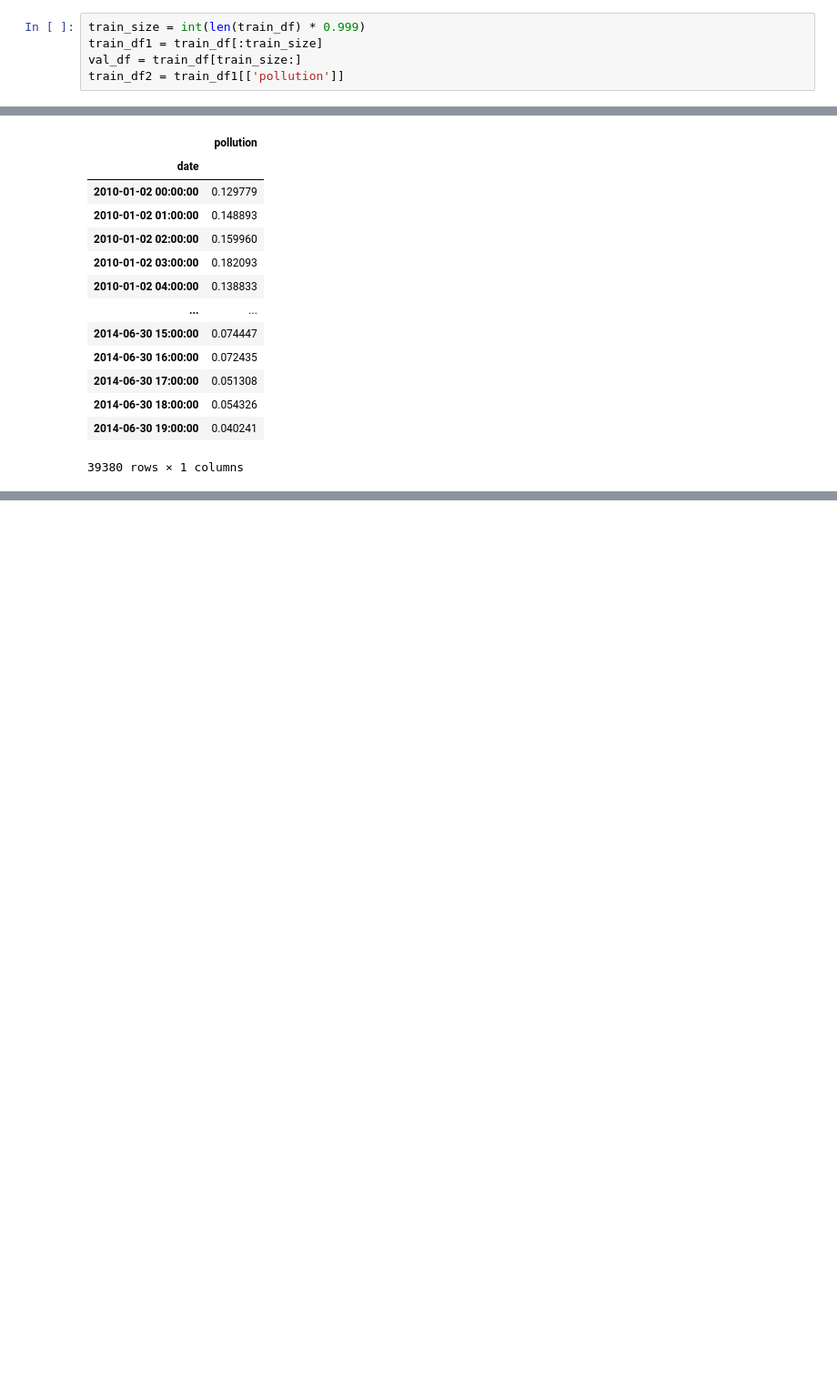
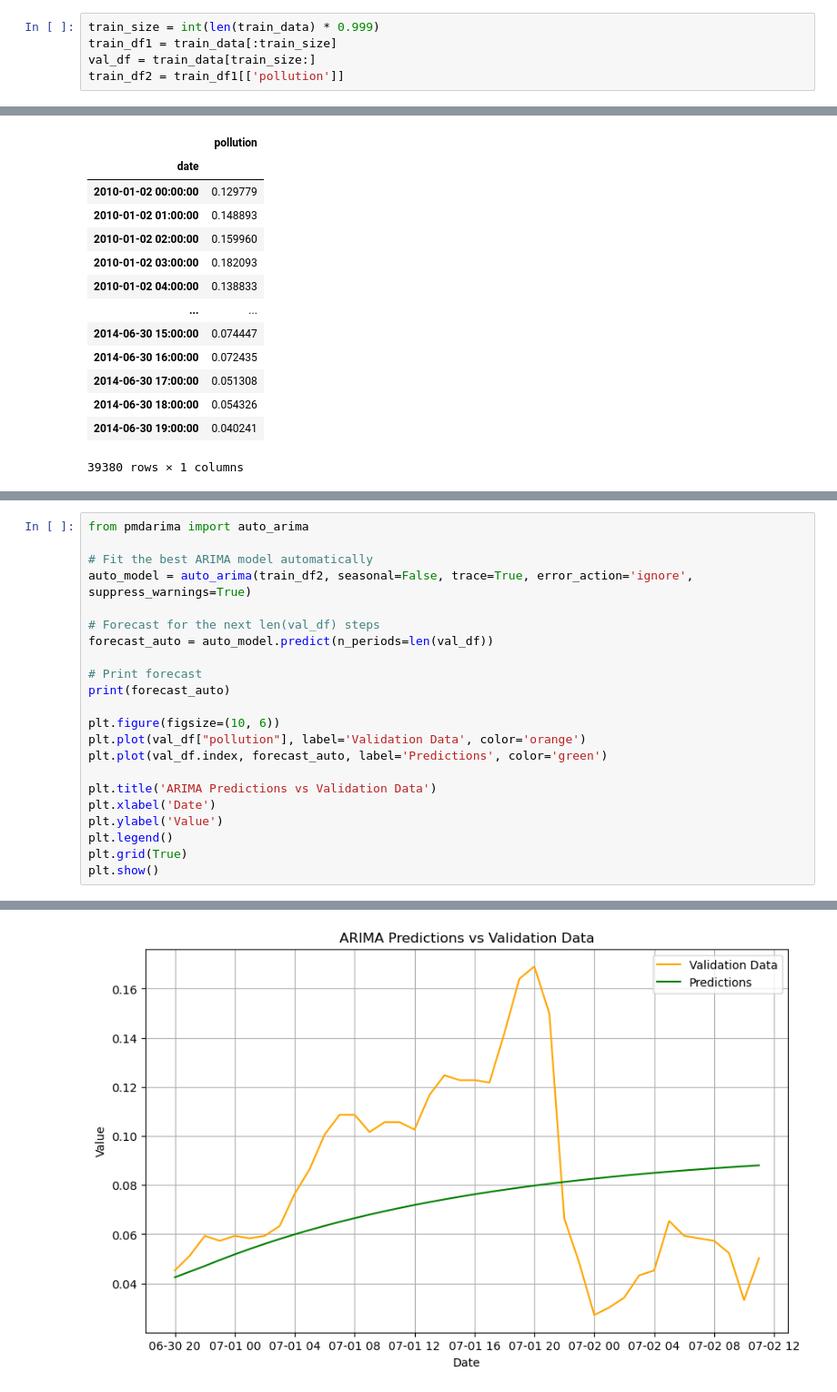
Before and after one commit to djjjones6/Group_Assessment_2, a Jupyter notebook: DaveJ/ARIMA.ipynb, the cells around one changed output, grey strips where cells are left out. Shown at 91% size. Cells and saved outputs as stored; diff of their text form; blank space fills up the shorter version.

```diff
--- a/DaveJ/ARIMA.ipynb
+++ b/DaveJ/ARIMA.ipynb
@@ -68,9 +68,9 @@ Seems only the previous value has any real impact so we can take p = 1
 # %% [markdown]
 Create training and test splits
 # %%
-train_size = int(len(train_df) * 0.999)
-train_df1 = train_df[:train_size]
-val_df = train_df[train_size:]
+train_size = int(len(train_data) * 0.999)
+train_df1 = train_data[:train_size]
+val_df = train_data[train_size:]
 train_df2 = train_df1[['pollution']]
 # %%
 train_df2
@@ -157,3 +157,26 @@ plt.grid(True)
 plt.show()
 # %% [output]
 [figure]
+# %%
+from pmdarima import auto_arima
+
+# Fit the best ARIMA model automatically
+auto_model = auto_arima(train_df2, seasonal=False, trace=True, error_action='ignore', suppress_warnings=True)
+
+# Forecast for the next len(val_df) steps
+forecast_auto = auto_model.predict(n_periods=len(val_df))
+
+# Print forecast
+print(forecast_auto)
+
+plt.figure(figsize=(10, 6))
+plt.plot(val_df["pollution"], label='Validation Data', color='orange')
+plt.plot(val_df.index, forecast_auto, label='Predictions', color='green')
+
+plt.title('ARIMA Predictions vs Validation Data')
+plt.xlabel('Date')
+plt.ylabel('Value')
+plt.legend()
+plt.grid(True)
+plt.show()
+# %% [output]
@@ -159,0 +200 @@ plt.show()
+[figure, added]
```
Also changed, not shown: parts of 7 cells of this notebook.
